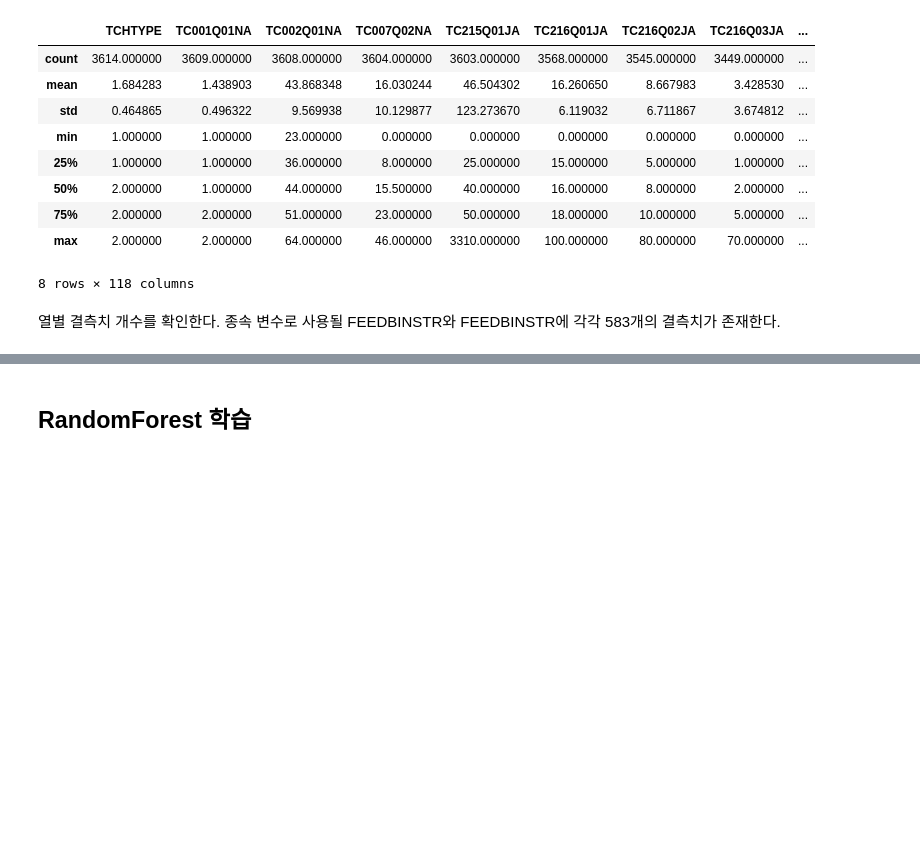
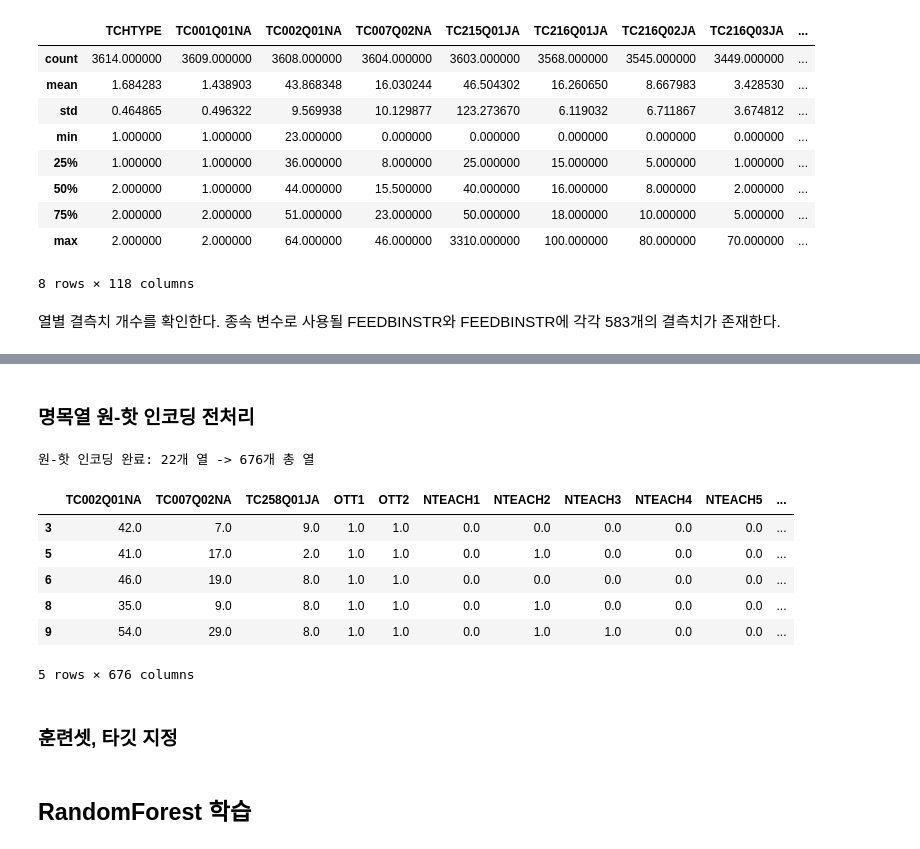
Before and after one commit to codingalzi/pisa, a Jupyter notebook: p2022/teachers_RandomForest.ipynb, the cells around one changed output, grey strips where cells are left out. Saved outputs shown, nothing was run; the diff lists cells and outputs as text; code cells hidden in the pictures; blank space fills up the shorter version.

```diff
--- a/p2022/teacher_vars.ipynb
+++ b/p2022/teachers_RandomForest.ipynb
@@ -490,0 +215,2 @@ teacher_df_selected.isna().sum().sum()
+# %%
+teacher_df = teacher_df.dropna()
@@ -490,0 +242,5 @@ teacher_df_selected.isna().sum().sum()
+# %%
+mask_nominal = teacher_vars_df['측도'] == '명목(N)'
+nominal_cols = teacher_vars_df.loc[mask_nominal, '변수'].to_list()
+nominal_cols = [col for col in nominal_cols if col in teacher_df.columns]
+len(nominal_cols)
@@ -490,0 +258,3 @@ teacher_df_selected.isna().sum().sum()
+# %%
+for col in nominal_cols:
+    teacher_df[col] = teacher_df[col].astype('object')  # pandas ObjectDtype
@@ -490,0 +281,26 @@ teacher_df_selected.isna().sum().sum()
+# %% [markdown]
+### 명목열 원-핫 인코딩 전처리
+# %%
+teacher_df = pd.get_dummies(teacher_df,
+                            columns=nominal_cols,
+                            prefix=nominal_cols,
+                            prefix_sep="_",
+                            dummy_na=False,
+                            dtype=np.float64,
+                            )
+
+print(f"원-핫 인코딩 완료: {len(nominal_cols)}개 열 -> {teacher_df.shape[1]}개 총 열")
+# %% [output]
+원-핫 인코딩 완료: 22개 열 -> 676개 총 열
+# %%
+teacher_df.head()
+# %% [output]
+|  | TC002Q01NA | TC007Q02NA | TC258Q01JA | OTT1 | OTT2 | NTEACH1 | NTEACH2 | NTEACH3 | NTEACH4 | NTEACH5 | ... |
+| 3 | 42.0 | 7.0 | 9.0 | 1.0 | 1.0 | 0.0 | 0.0 | 0.0 | 0.0 | 0.0 | ... |
+| 5 | 41.0 | 17.0 | 2.0 | 1.0 | 1.0 | 0.0 | 1.0 | 0.0 | 0.0 | 0.0 | ... |
+| 6 | 46.0 | 19.0 | 8.0 | 1.0 | 1.0 | 0.0 | 0.0 | 0.0 | 0.0 | 0.0 | ... |
+| 8 | 35.0 | 9.0 | 8.0 | 1.0 | 1.0 | 0.0 | 1.0 | 0.0 | 0.0 | 0.0 | ... |
+| 9 | 54.0 | 29.0 | 8.0 | 1.0 | 1.0 | 0.0 | 1.0 | 1.0 | 0.0 | 0.0 | ... |
+5 rows × 676 columns
+# %% [markdown]
+### 훈련셋, 타깃 지정
```
Also changed, not shown: parts of 106 cells of this notebook, 2 other files.
